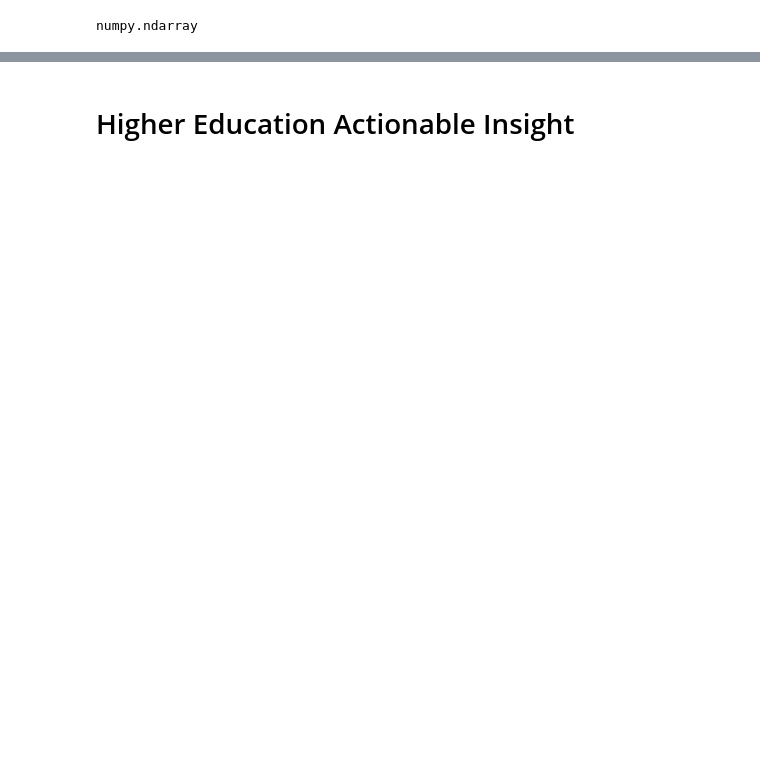
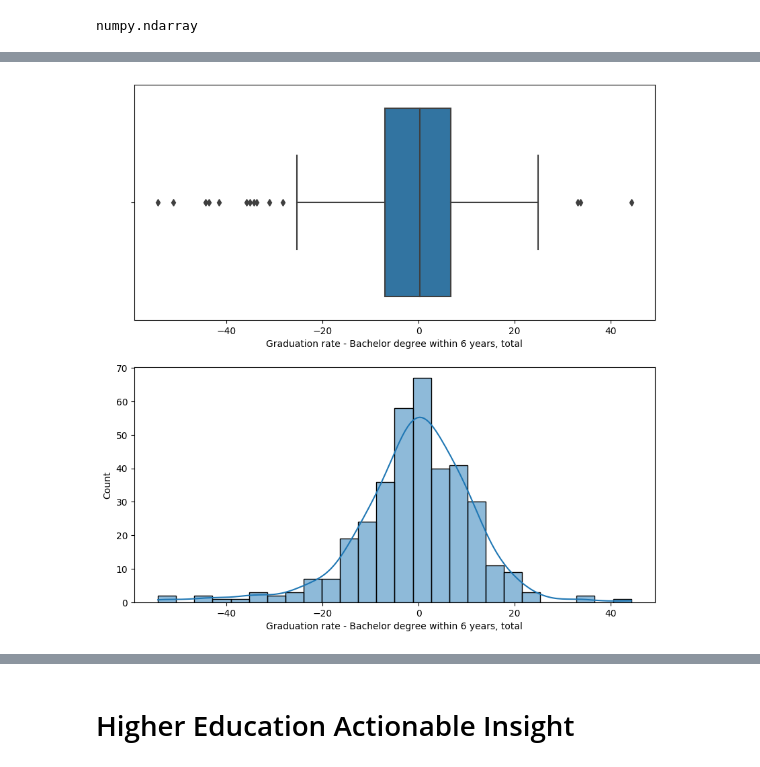
Before and after one commit to ksuaray/IRML---Regression-and-Classification, a Jupyter notebook: Regression_Baseline_Statistical_Model.ipynb, the cells around one changed output, grey strips where cells are left out. Drawn from its saved outputs; the diff is of its cells as text; code cells hidden in the pictures; blank space fills up the shorter version.

```diff
--- a/Regression_Baseline_Statistical_Model.ipynb
+++ b/Regression_Baseline_Statistical_Model.ipynb
@@ -335,0 +432,6 @@ IP_X.shape
+# %%
+fig, axs = plt.subplots(2, figsize = (10,10))
+plt1 = sns.boxplot(x=res_test4, ax = axs[0])
+plt2 = sns.histplot(x=res_test4, ax = axs[1],kde=True)
+# %% [output]
+[figure, added]
```
Also changed, not shown: parts of 24 cells of this notebook.
